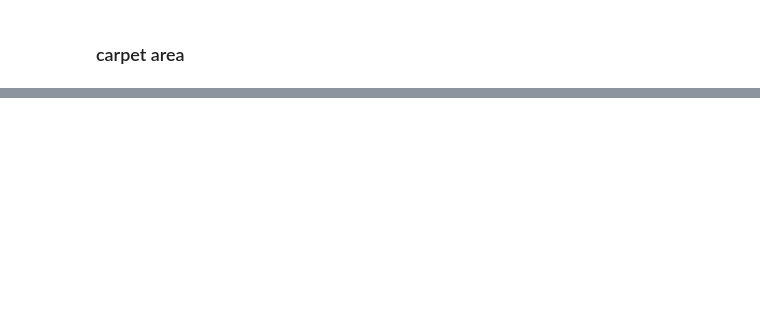
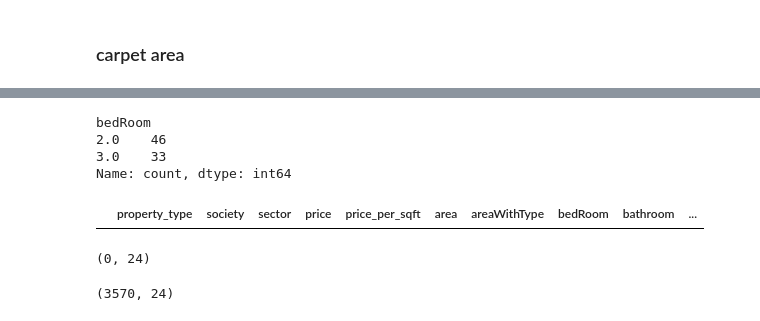
Before and after one commit to Adityarj6623/Real-Estate-Price-Prediction-System, a Jupyter notebook: outlier-treatment.ipynb, the cells around one changed output, grey strips where cells are left out. Cells and saved outputs as stored; diff of their text form; code cells hidden in the pictures; blank space fills up the shorter version.

```diff
--- a/outlier-treatment.ipynb
+++ b/outlier-treatment.ipynb
@@ -563,0 +707,7 @@ df[(df['area']/df['bedRoom'])<183]
+# %%
+(df[df['area_room_ratio']<250])['bedRoom'].value_counts()
+# %% [output]
+bedRoom
+2.0    46
+3.0    33
+Name: count, dtype: int64
@@ -563,0 +716,22 @@ df[(df['area']/df['bedRoom'])<183]
+# %%
+outliers_df = df[(df['area_room_ratio'] < 250) & (df['bedRoom'] > 3)]
+# %%
+outliers_df['bedRoom'] = round(
+    outliers_df['bedRoom'] / outliers_df['floorNum']
+)
+# %%
+df.update(outliers_df)
+# %%
+df['area_room_ratio'] = df['area'] / df['bedRoom']
+# %%
+df[(df['area_room_ratio'] < 250) & (df['bedRoom'] > 4)]
+# %% [output]
+|  | property_type | society | sector | price | price_per_sqft | area | areaWithType | bedRoom | bathroom | ... |
+# %%
+df[(df['area_room_ratio'] < 250) & (df['bedRoom'] > 4)].shape
+# %% [output]
+(0, 24)
+# %%
+df.shape
+# %% [output]
+(3570, 24)
```
Also changed, not shown: parts of 64 cells of this notebook, 1 other file.
